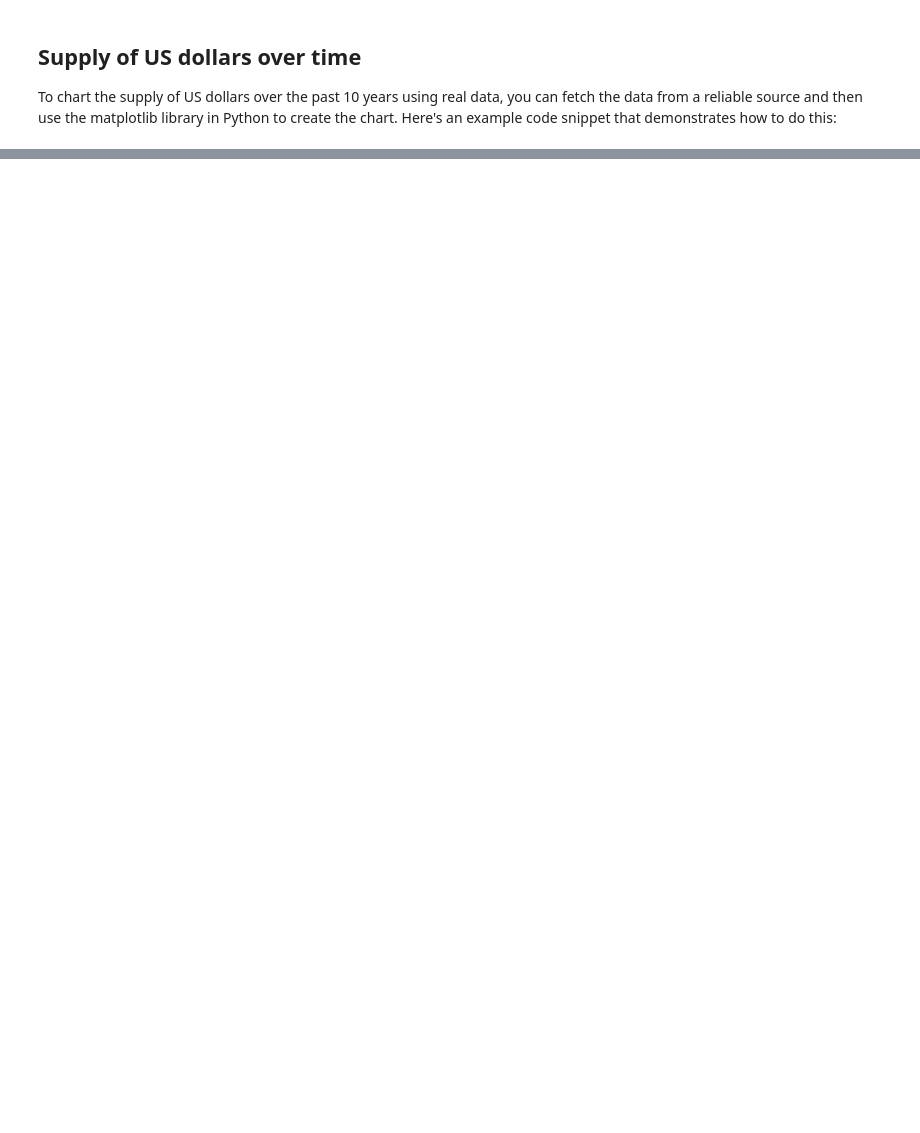
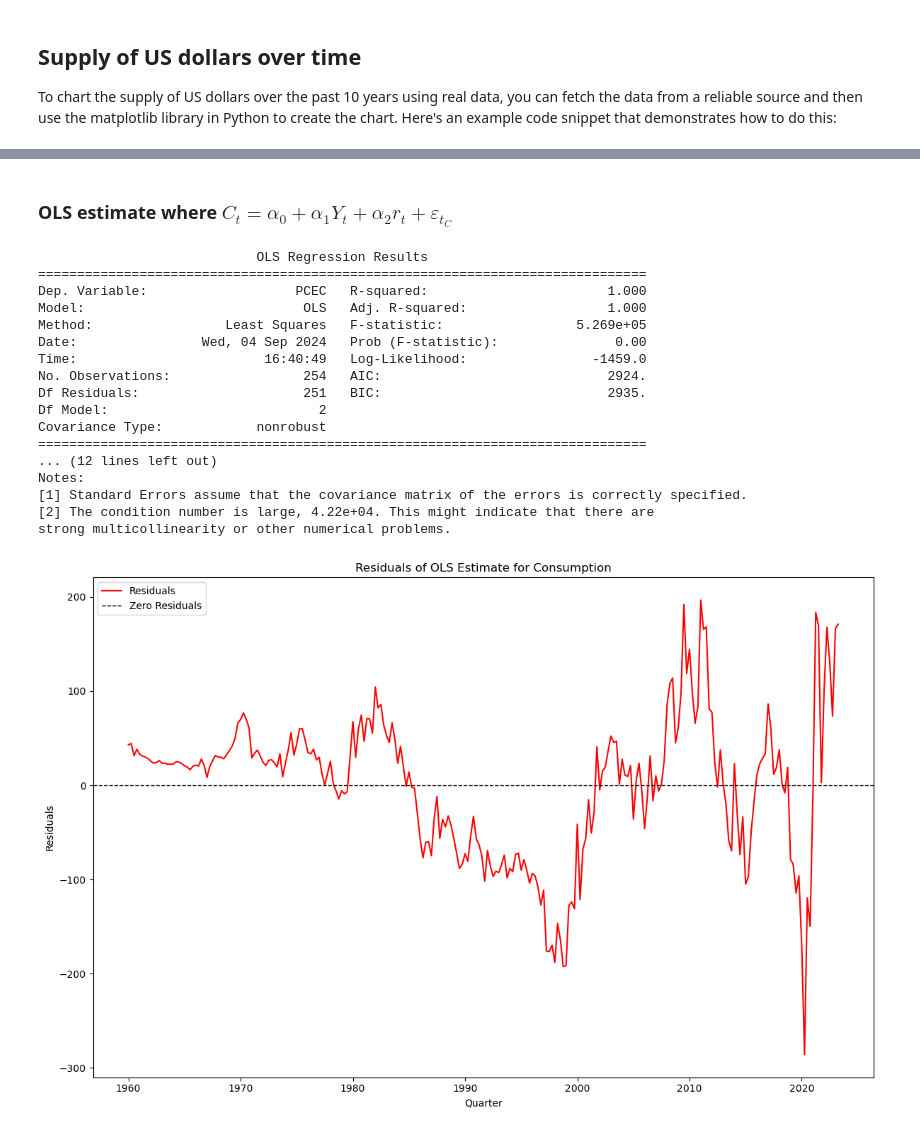
Before and after one commit to eklenks/Code, a Jupyter notebook: graphs.ipynb, the cells around one changed output, grey strips where cells are left out. Saved outputs shown, nothing was run; the diff lists cells and outputs as text; code cells hidden in the pictures; blank space fills up the shorter version.

```diff
--- a/graphs.ipynb
+++ b/graphs.ipynb
@@ -43,0 +229,43 @@ plt.show()
+# %% [markdown]
+### OLS estimate where $ C_t = \alpha_0 + \alpha_1 Y_t + \alpha_2 r_t + \varepsilon_{t_C} $
+# %%
+# Define the dependent variable (y) and independent variables (X)
+y = df['PCEC']
+X = df[['GDP', 'IR']]
+# Add a constant to the independent variables
+X = sm.add_constant(X)
+# Fit the OLS model
+Cmodel = sm.OLS(y, X).fit()
+# Print the regression results
+print(Cmodel.summary())
+# Get the residuals from the OLS model
+residuals = Cmodel.resid
+# Plot the residuals
+plt.figure(figsize=(12, 8))
+plt.plot(df.index, residuals, color='red', linestyle='-', marker='', label='Residuals')
+plt.axhline(0, color='black', linestyle='--', linewidth=1, label='Zero Residuals')
+plt.title('Residuals of OLS Estimate for Consumption')
+plt.xlabel('Quarter')
+plt.ylabel('Residuals')
+plt.legend()
+plt.tight_layout()
+plt.show()
+# %% [output]
+                            OLS Regression Results
+==============================================================================
+Dep. Variable:                   PCEC   R-squared:                       1.000
+Model:                            OLS   Adj. R-squared:                  1.000
+Method:                 Least Squares   F-statistic:                 5.269e+05
+Date:                Wed, 04 Sep 2024   Prob (F-statistic):               0.00
+Time:                        16:40:49   Log-Likelihood:                -1459.0
+No. Observations:                 254   AIC:                             2924.
+Df Residuals:                     251   BIC:                             2935.
+Df Model:                           2
+Covariance Type:            nonrobust
+==============================================================================
+... (12 lines left out)
+Notes:
+[1] Standard Errors assume that the covariance matrix of the errors is correctly specified.
+[2] The condition number is large, 4.22e+04. This might indicate that there are
+strong multicollinearity or other numerical problems.
+[figure, added]
```
Also changed, not shown: parts of 15 cells of this notebook.
